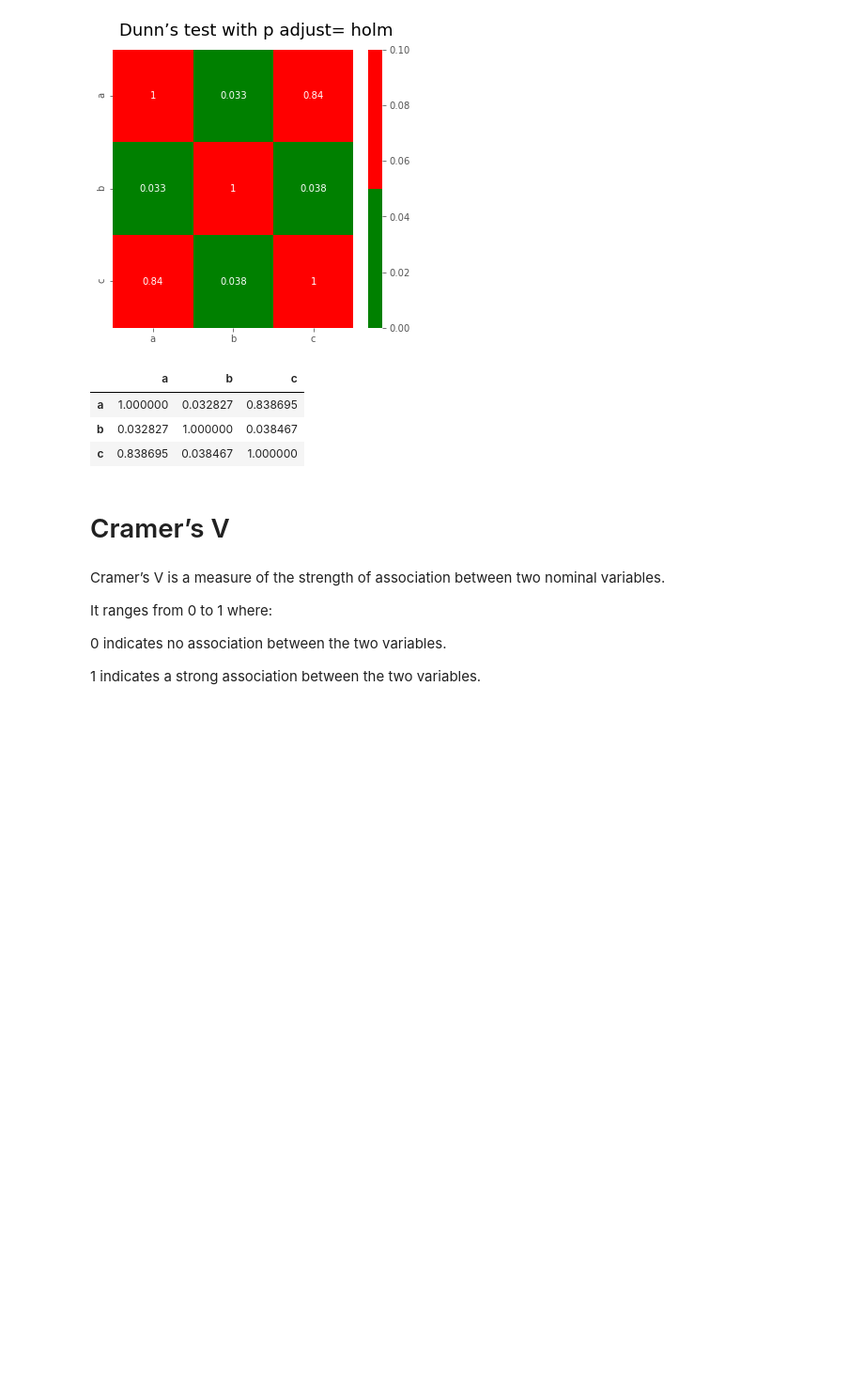
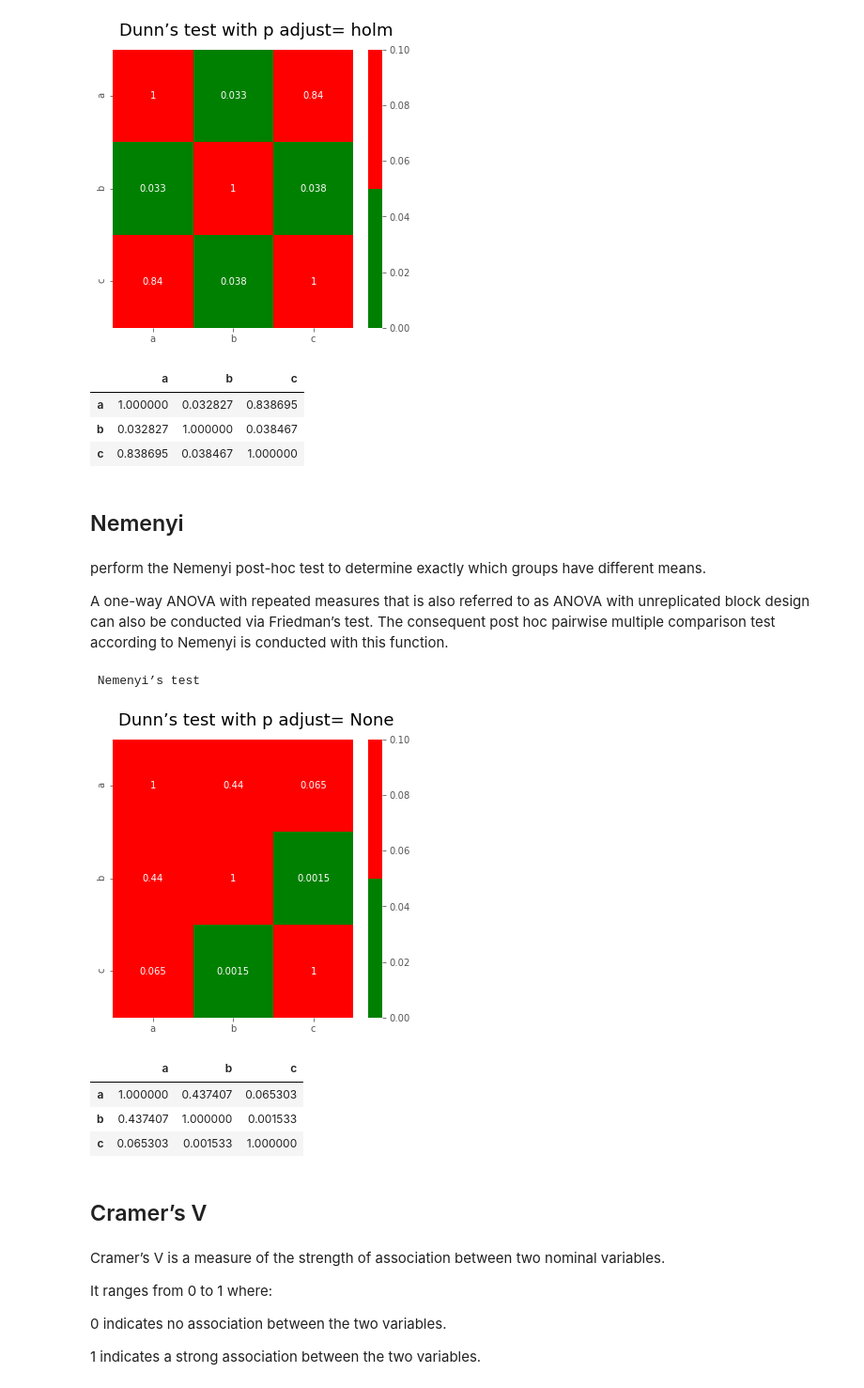
Before and after one commit to imanursar/Machine-Learning-Notes, a Jupyter notebook: Custom Function/Statistic Function.ipynb, the cells around one changed output. Shown at 94% size. Saved outputs shown, nothing was run; the diff lists cells and outputs as text; code cells hidden in the pictures; blank space fills up the shorter version.

```diff
--- a/Custom Function/Statistic Function.ipynb
+++ b/Custom Function/Statistic Function.ipynb
@@ -478,8 +597,29 @@ statistic.stat_test(main_data_1=dff,types='anova', sub_type="dunn",
 | a | 1.000000 | 0.032827 | 0.838695 |
 | b | 0.032827 | 1.000000 | 0.038467 |
 | c | 0.838695 | 0.038467 | 1.000000 |
+# %% [markdown]
+## Nemenyi
+# %% [markdown]
+perform the Nemenyi post-hoc test to determine exactly which groups have different means.
+
+A one-way ANOVA with repeated measures that is also referred to as ANOVA with unreplicated block design can also be conducted via Friedman’s test. The consequent post hoc pairwise multiple comparison test according to Nemenyi is conducted with this function.
+# %%
+group1 = [4, 6, 3, 4, 3, 2, 2, 7, 6, 5]
+group2 = [5, 6, 8, 7, 7, 8, 4, 6, 4, 5]
+group3 = [2, 2, 5, 3, 2, 2, 1, 4, 3, 2]
+data = np.array([group1, group2, group3]).T
+# %%
+statistic.stat_test(main_data_1=data,types='post_hoc', sub_type="nemenyi",
+                    labels=["a","b","c"])
+# %% [output]
+ Nemenyi’s test
+[figure, added]
+|  | a | b | c |
+| a | 1.000000 | 0.437407 | 0.065303 |
+| b | 0.437407 | 1.000000 | 0.001533 |
+| c | 0.065303 | 0.001533 | 1.000000 |
 # %% [markdown]
-# Cramer’s V
+## Cramer’s V
 # %% [markdown]
 Cramer’s V is a measure of the strength of association between two nominal variables.
 
```
Also changed, not shown: parts of 32 cells of this notebook.
